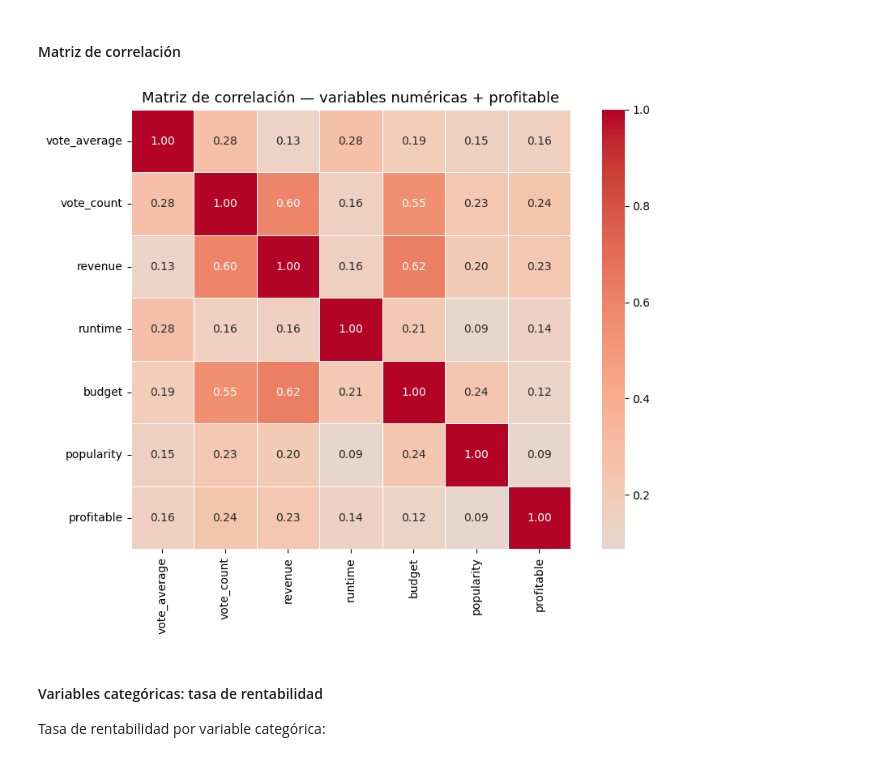
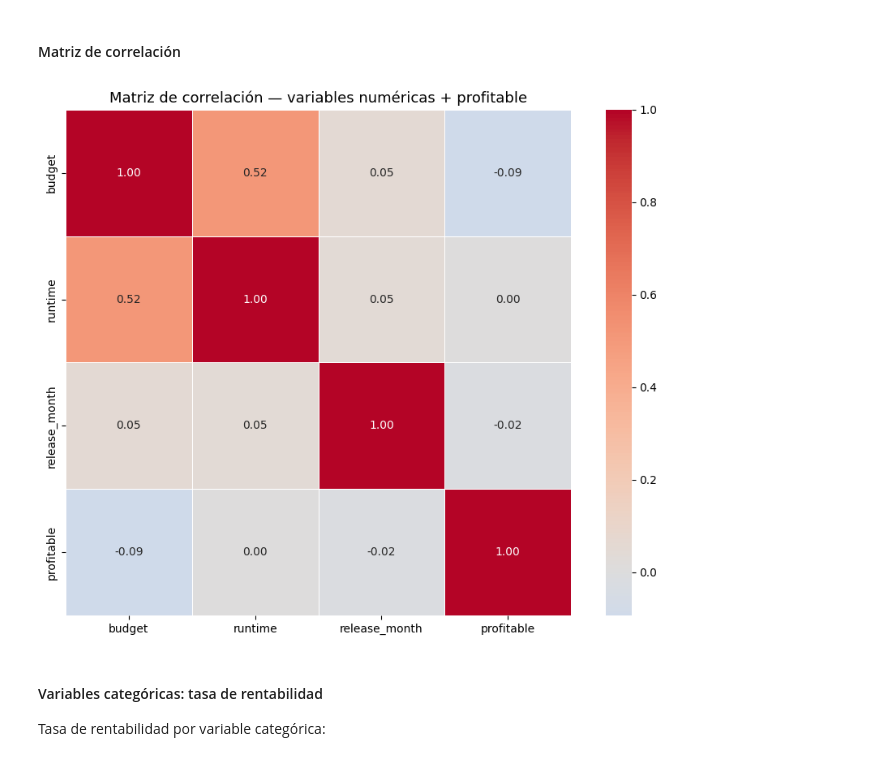
Before and after one commit to natonnelier/prediction_movies_imdb, a Jupyter notebook: prediction_movies_imdb.ipynb, the cells around one changed output. Saved outputs shown, nothing was run; the diff lists cells and outputs as text; code cells hidden in the pictures.

```diff
--- a/prediction_movies_imdb.ipynb
+++ b/prediction_movies_imdb.ipynb
@@ -274,3 +330,18 @@ Eliminamos duplicados:
 # %%
-# eliminamos duplicados
+# Limpieza de duplicados:
 df = df.drop_duplicates(subset='id')
+
+# Limpieza de películas para adultos:
+df = df[df['adult'] == False]
+
+# Limpieza de películas con dato faltante: runtime =< 0
+df = df[df['runtime'] > 0]
+
+# Limpieza de películas con dato faltante: budget =< 0
+df = df[df['budget'] > 0]
+
+# Limpieza de películas con dato faltante: revenue =< 0
+df = df[df['revenue'] > 0]
+
+# Limpieza de películas con dato faltante: release date =< 0
+df = df[df['release_date'].notna()]
@@ -290 +356,10 @@ df_model = df[(df['budget'] > 0) & (df['revenue'] > 0)].copy()
+# %%
+df['budget'] = np.log1p(df['budget'])
+df['revenue'] = np.log1p(df['revenue'])
+
+df['release_month'] = pd.to_datetime(df['release_date']).dt.month.astype('Int64')
+
+df_model = df[['budget', 'runtime', 'original_language',
+            'genres', 'production_countries', 'production_companies',
+            'revenue', 'keywords', 'release_month']]
 # %% [markdown]
@@ -298,11 +382,7 @@ Este subconjunto, `df_model`, es el que usaremos para entrenamiento y evaluació
 # %%
-df_model['profitable'] = (df_model['revenue'] > df_model['budget']).astype(int)
+df_model['profitable'] = (df_model['revenue'] >= df_model['budget']).astype(int)
 
-n_total = len(df_model)
-n_prof  = df_model['profitable'].sum()
-n_not   = n_total - n_prof
+df_model = df_model.drop(columns=['revenue'])
 
-print(f"Películas con budget y revenue conocidos: {n_total:,}")
-print(f"  Rentables:    {n_prof:,}  ({n_prof/n_total:.1%})")
-print(f"  No rentables: {n_not:,}  ({n_not/n_total:.1%})")
+df_model.info()
 # %% [output]
@@ -360,19 +481,19 @@ plt.show()
 # %% [markdown]
 #### Matriz de correlación
 # %%
-corr_cols = list(numerical_columns) + ['profitable']
+corr_cols = ['budget','runtime','release_month','profitable']
 corr = df_model[corr_cols].corr()
 
 fig, ax = plt.subplots(figsize=(9, 7))
 sns.heatmap(
     corr, annot=True, fmt='.2f', cmap='coolwarm', center=0,
     square=True, linewidths=0.5, ax=ax
 )
 ax.set_title('Matriz de correlación — variables numéricas + profitable', fontsize=13)
 plt.tight_layout()
 plt.show()
 # %% [output]
-[figure, old version]
+[figure, new version]
 # %% [markdown]
 #### Variables categóricas: tasa de rentabilidad
 
```
Also changed, not shown: parts of 64 cells of this notebook, 2 other files.
